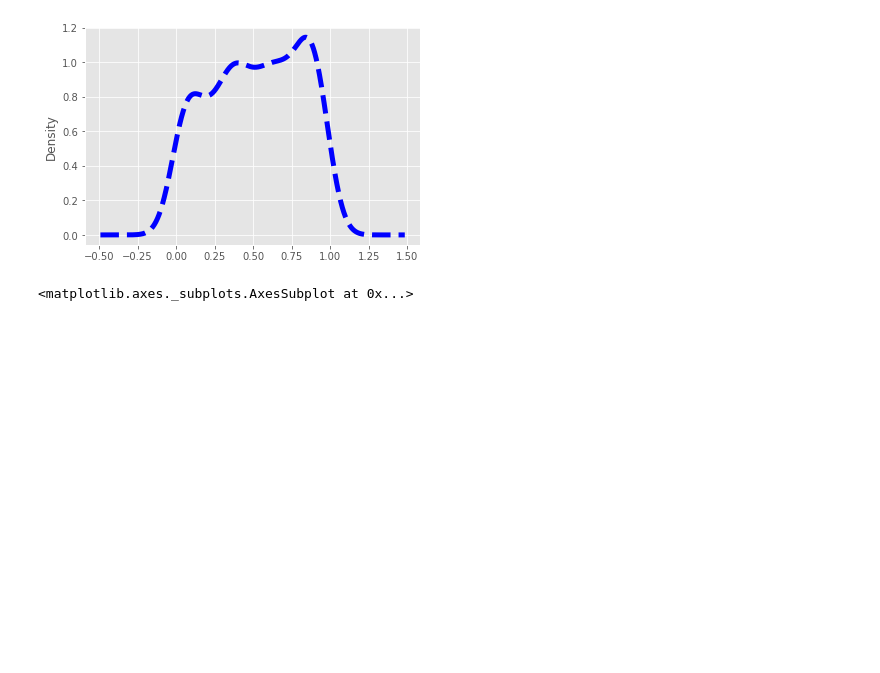
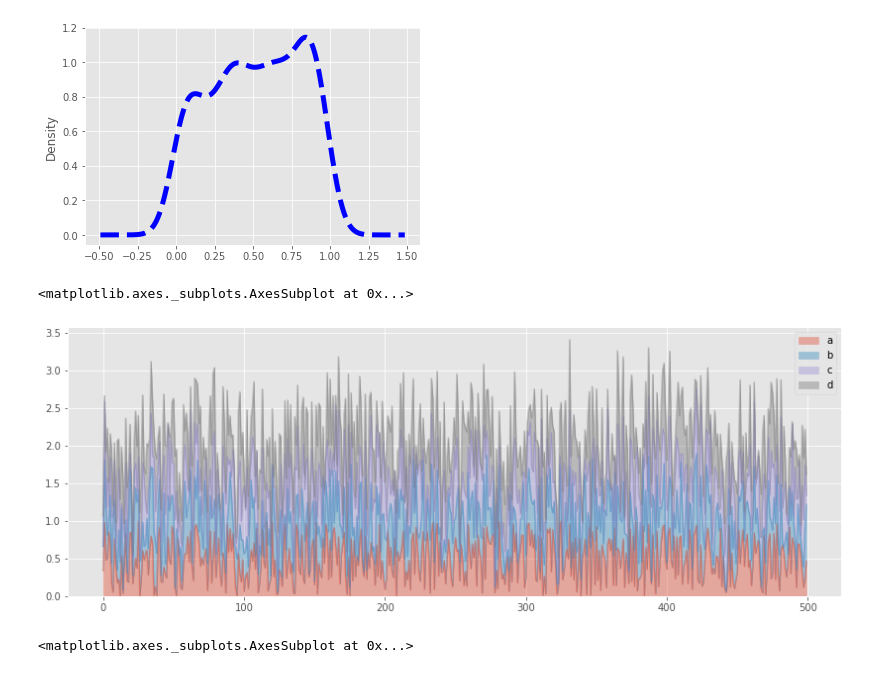
Before and after one commit to juanxo90/ML_examples, a Jupyter notebook: pandas_data_visualization.ipynb, the cells around one changed output. Cells and saved outputs as stored; diff of their text form; code cells hidden in the pictures; blank space fills up the shorter version.

```diff
--- a/pandas_data_visualization.ipynb
+++ b/pandas_data_visualization.ipynb
@@ -155,4 +155,10 @@ df3.d.plot.kde(
 # %% [output]
 <matplotlib.axes._subplots.AxesSubplot at 0x...>
 [figure]
+# %%
+# area plot
+df3.plot.area(alpha=0.4, figsize=(14,5)) #alpha is the transparency
+# %% [output]
+<matplotlib.axes._subplots.AxesSubplot at 0x...>
+[figure, added]
 # %%
```
Also changed, not shown: parts of 2 cells of this notebook.
